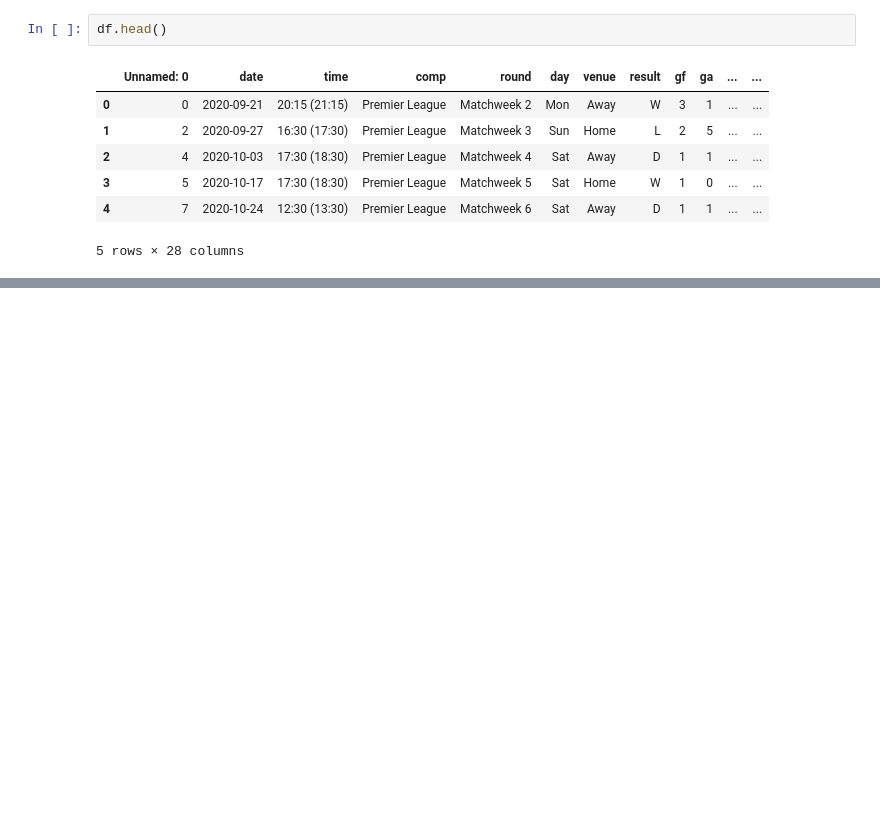
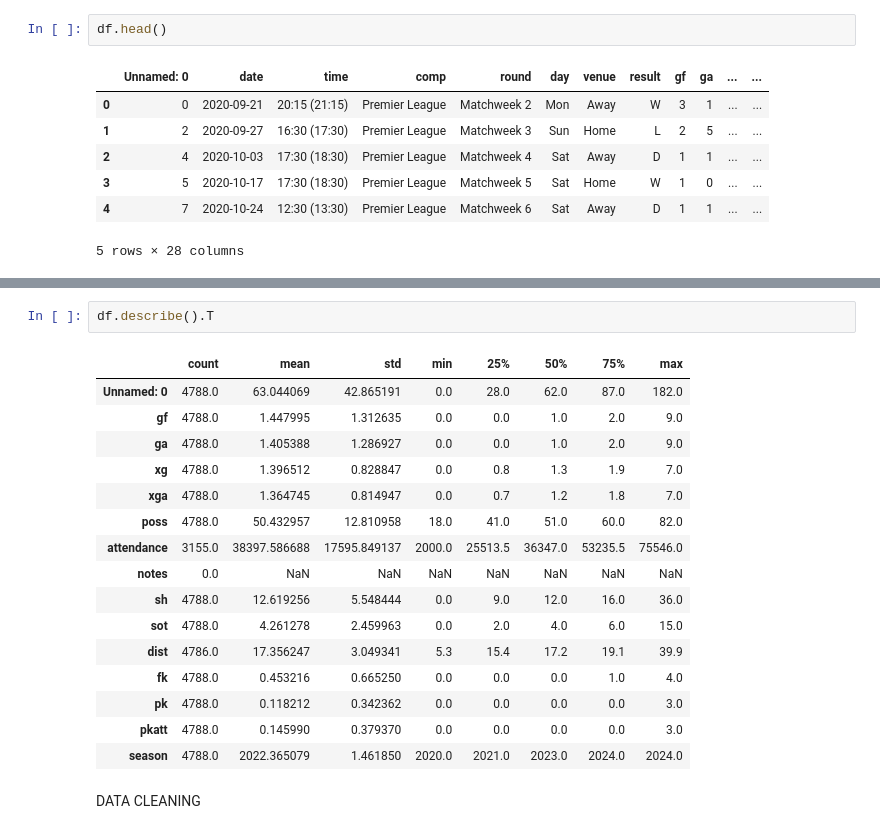
Before and after one commit to mfahadagri04/PremierLeague_DS, a Jupyter notebook: PremierLeague.ipynb, the cells around one changed output, grey strips where cells are left out. Drawn from its saved outputs; the diff is of its cells as text; blank space fills up the shorter version.

```diff
--- a/PremierLeague.ipynb
+++ b/PremierLeague.ipynb
@@ -32,0 +81,21 @@ df.tail()
+# %%
+df.describe().T
+# %% [output]
+|  | count | mean | std | min | 25% | 50% | 75% | max |
+| Unnamed: 0 | 4788.0 | 63.044069 | 42.865191 | 0.0 | 28.0 | 62.0 | 87.0 | 182.0 |
+| gf | 4788.0 | 1.447995 | 1.312635 | 0.0 | 0.0 | 1.0 | 2.0 | 9.0 |
+| ga | 4788.0 | 1.405388 | 1.286927 | 0.0 | 0.0 | 1.0 | 2.0 | 9.0 |
+| xg | 4788.0 | 1.396512 | 0.828847 | 0.0 | 0.8 | 1.3 | 1.9 | 7.0 |
+| xga | 4788.0 | 1.364745 | 0.814947 | 0.0 | 0.7 | 1.2 | 1.8 | 7.0 |
+| poss | 4788.0 | 50.432957 | 12.810958 | 18.0 | 41.0 | 51.0 | 60.0 | 82.0 |
+| attendance | 3155.0 | 38397.586688 | 17595.849137 | 2000.0 | 25513.5 | 36347.0 | 53235.5 | 75546.0 |
+| notes | 0.0 | NaN | NaN | NaN | NaN | NaN | NaN | NaN |
+| sh | 4788.0 | 12.619256 | 5.548444 | 0.0 | 9.0 | 12.0 | 16.0 | 36.0 |
+| sot | 4788.0 | 4.261278 | 2.459963 | 0.0 | 2.0 | 4.0 | 6.0 | 15.0 |
+| dist | 4786.0 | 17.356247 | 3.049341 | 5.3 | 15.4 | 17.2 | 19.1 | 39.9 |
+| fk | 4788.0 | 0.453216 | 0.665250 | 0.0 | 0.0 | 0.0 | 1.0 | 4.0 |
+| pk | 4788.0 | 0.118212 | 0.342362 | 0.0 | 0.0 | 0.0 | 0.0 | 3.0 |
+| pkatt | 4788.0 | 0.145990 | 0.379370 | 0.0 | 0.0 | 0.0 | 0.0 | 3.0 |
+| season | 4788.0 | 2022.365079 | 1.461850 | 2020.0 | 2021.0 | 2023.0 | 2024.0 | 2024.0 |
+# %% [markdown]
+DATA CLEANING
```
Also changed, not shown: parts of 23 cells of this notebook.
